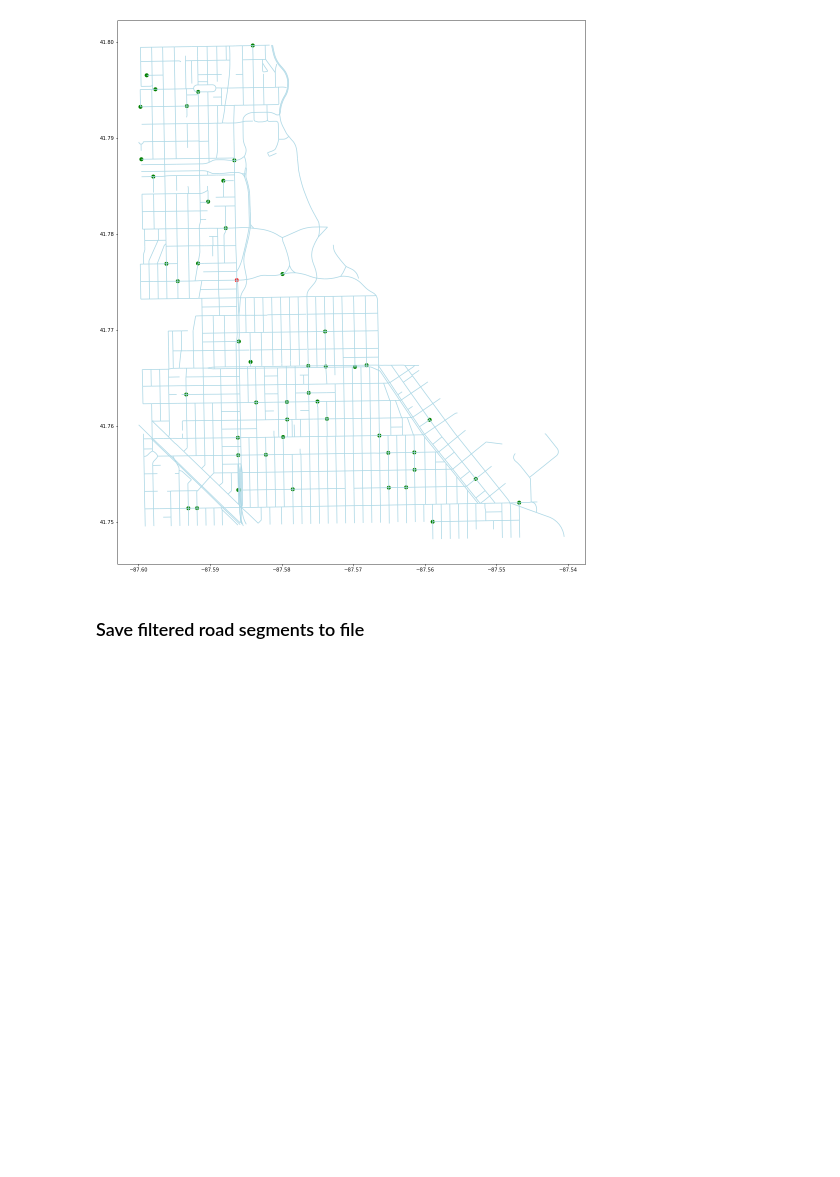
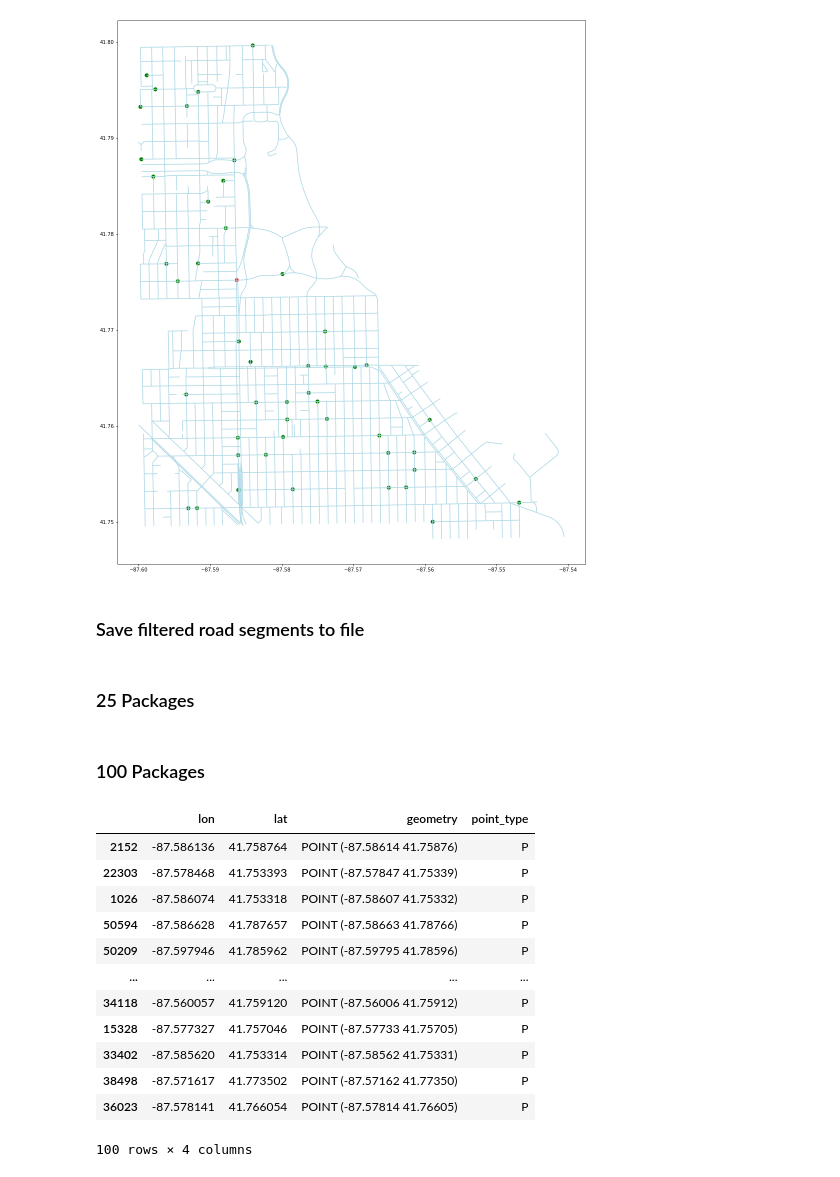
Before and after one commit to srodenbeck/PackageDeliveryOptimization, a Jupyter notebook: generate_delivery_locations.ipynb, the cells around one changed output. Saved outputs shown, nothing was run; the diff lists cells and outputs as text; code cells hidden in the pictures; blank space fills up the shorter version.

```diff
--- a/generate_delivery_locations.ipynb
+++ b/generate_delivery_locations.ipynb
@@ -108,3 +108,5 @@ to_plot.plot('point_type',figsize = (20,20),markersize=50,cmap=colors.ListedColo
 ### Save filtered road segments to file
 # %%
 gdf.to_file("cleaned_road_network.shp",driver = 'ESRI Shapefile')
+# %% [markdown]
+### 25 Packages
@@ -110,0 +122,26 @@ gdf.to_file("cleaned_road_network.shp",driver = 'ESRI Shapefile')
+# %% [markdown]
+### 100 Packages
+# %%
+points100 = gdf.sample(n=100,random_state=3)
+points100['lon'] = gdf.apply(lambda row: coord(row['geometry'],'lon'),axis=1)
+points100['lat'] = gdf.apply(lambda row: coord(row['geometry'],'lat'),axis=1)
+points100 = points100[['lon','lat']]
+points100['geometry'] = [Point(xy) for xy in zip(points100['lon'],points100['lat'])]
+points100 = gpd.GeoDataFrame(points100,geometry = points100['geometry'])
+points100['point_type'] = 'P'
+points100.to_file('delivery_locations_100.shp')
+points100
+# %% [output]
+|  | lon | lat | geometry | point_type |
+| 2152 | -87.586136 | 41.758764 | POINT (-87.58614 41.75876) | P |
+| 22303 | -87.578468 | 41.753393 | POINT (-87.57847 41.75339) | P |
+| 1026 | -87.586074 | 41.753318 | POINT (-87.58607 41.75332) | P |
+| 50594 | -87.586628 | 41.787657 | POINT (-87.58663 41.78766) | P |
+| 50209 | -87.597946 | 41.785962 | POINT (-87.59795 41.78596) | P |
+| ... | ... | ... | ... | ... |
+| 34118 | -87.560057 | 41.759120 | POINT (-87.56006 41.75912) | P |
+| 15328 | -87.577327 | 41.757046 | POINT (-87.57733 41.75705) | P |
+| 33402 | -87.585620 | 41.753314 | POINT (-87.58562 41.75331) | P |
+| 38498 | -87.571617 | 41.773502 | POINT (-87.57162 41.77350) | P |
+| 36023 | -87.578141 | 41.766054 | POINT (-87.57814 41.76605) | P |
+100 rows × 4 columns
```
Also changed, not shown: parts of 2 cells of this notebook, 14 other files.
